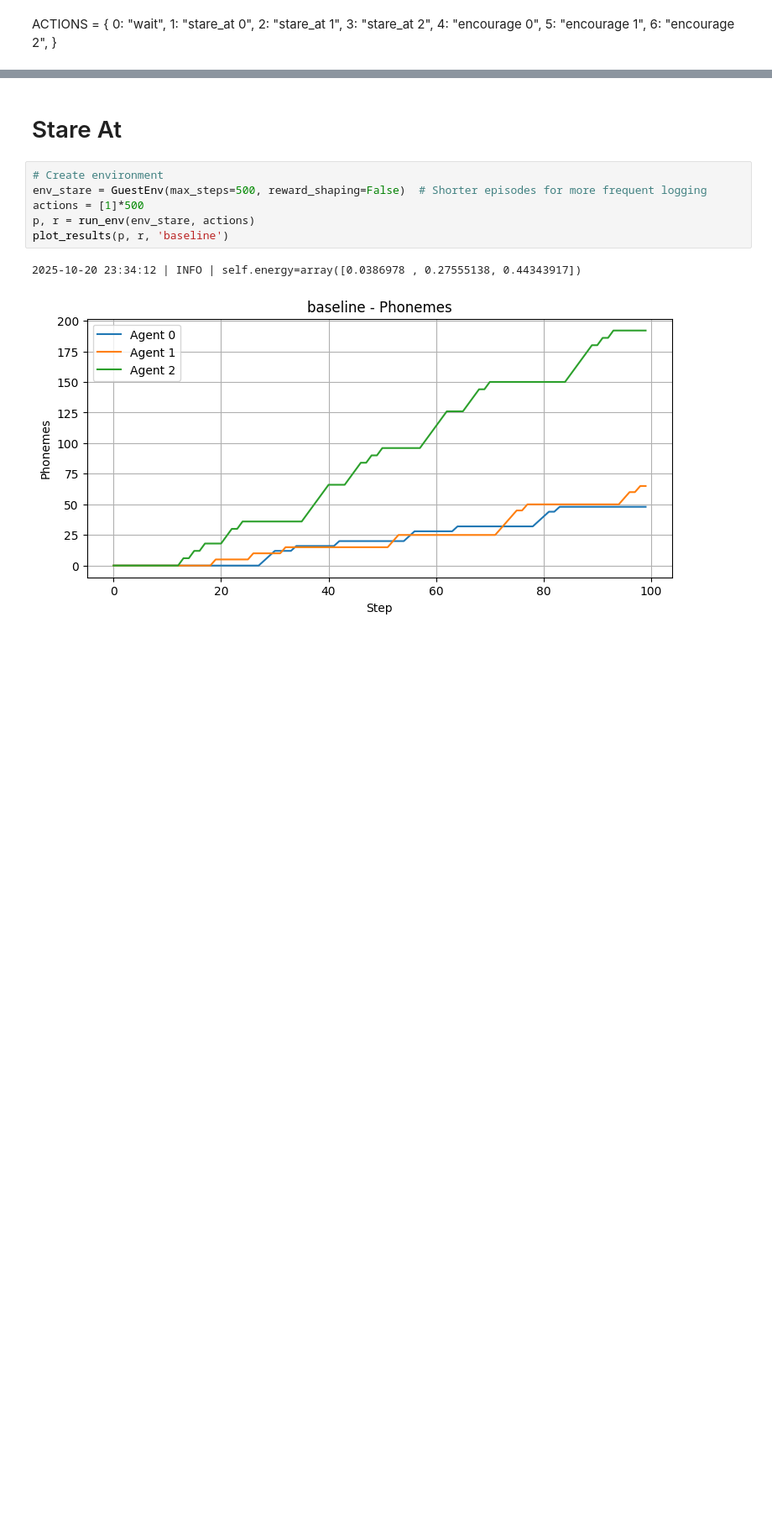
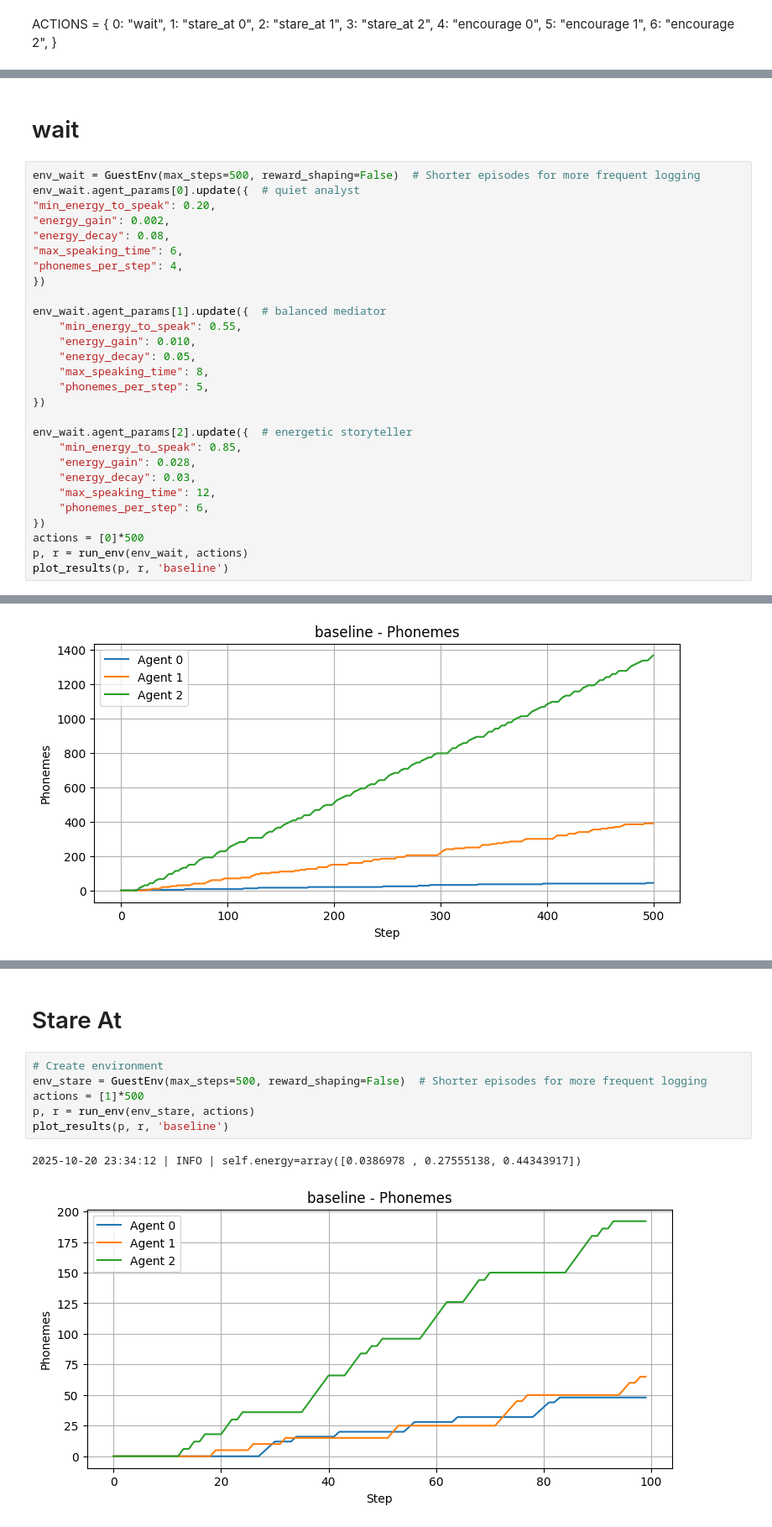
Before and after one commit to ofirmac/env, a Jupyter notebook: src/test_result/diffrent_action.ipynb, the cells around one changed output, grey strips where cells are left out. Shown at 84% size. Drawn from its saved outputs; the diff is of its cells as text; blank space fills up the shorter version.

```diff
--- a/src/test_result/diffrent_action.ipynb
+++ b/src/test_result/diffrent_action.ipynb
@@ -71,0 +107,31 @@ ACTIONS = {
+# %% [markdown]
+# wait
+# %%
+env_wait = GuestEnv(max_steps=500, reward_shaping=False)  # Shorter episodes for more frequent logging
+env_wait.agent_params[0].update({  # quiet analyst
+"min_energy_to_speak": 0.20,
+"energy_gain": 0.002,
+"energy_decay": 0.08,
+"max_speaking_time": 6,
+"phonemes_per_step": 4,
+})
+
+env_wait.agent_params[1].update({  # balanced mediator
+    "min_energy_to_speak": 0.55,
+    "energy_gain": 0.010,
+    "energy_decay": 0.05,
+    "max_speaking_time": 8,
+    "phonemes_per_step": 5,
+})
+
+env_wait.agent_params[2].update({  # energetic storyteller
+    "min_energy_to_speak": 0.85,
+    "energy_gain": 0.028,
+    "energy_decay": 0.03,
+    "max_speaking_time": 12,
+    "phonemes_per_step": 6,
+})
+actions = [0]*500
+p, r = run_env(env_wait, actions)
+plot_results(p, r, 'baseline')
+# %% [output]
@@ -71,0 +139 @@ ACTIONS = {
+[figure, added]
```
Also changed, not shown: parts of 4 cells of this notebook, 9 other files.
